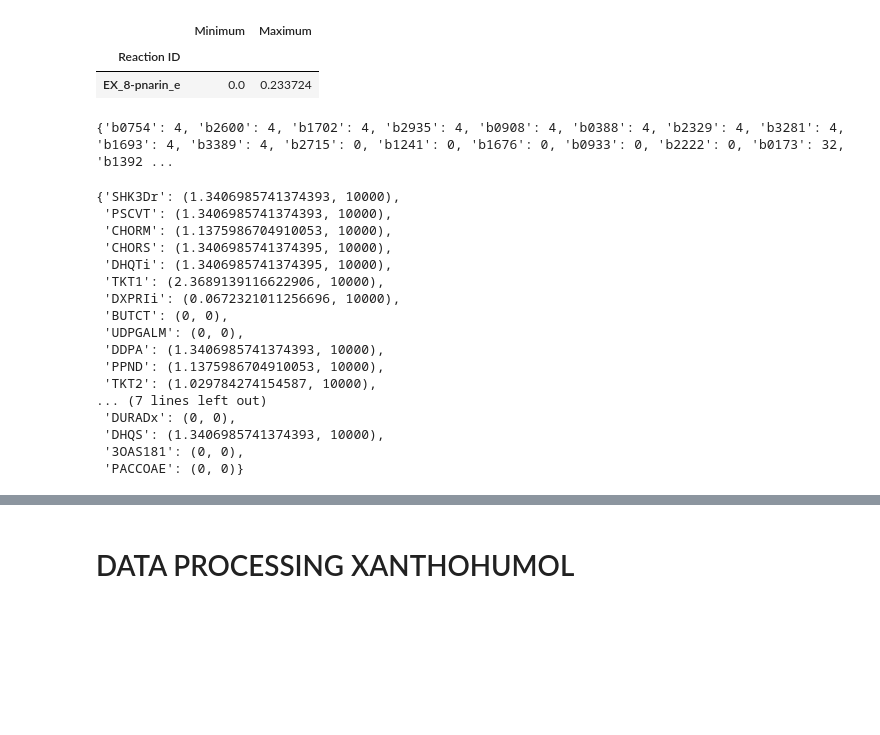
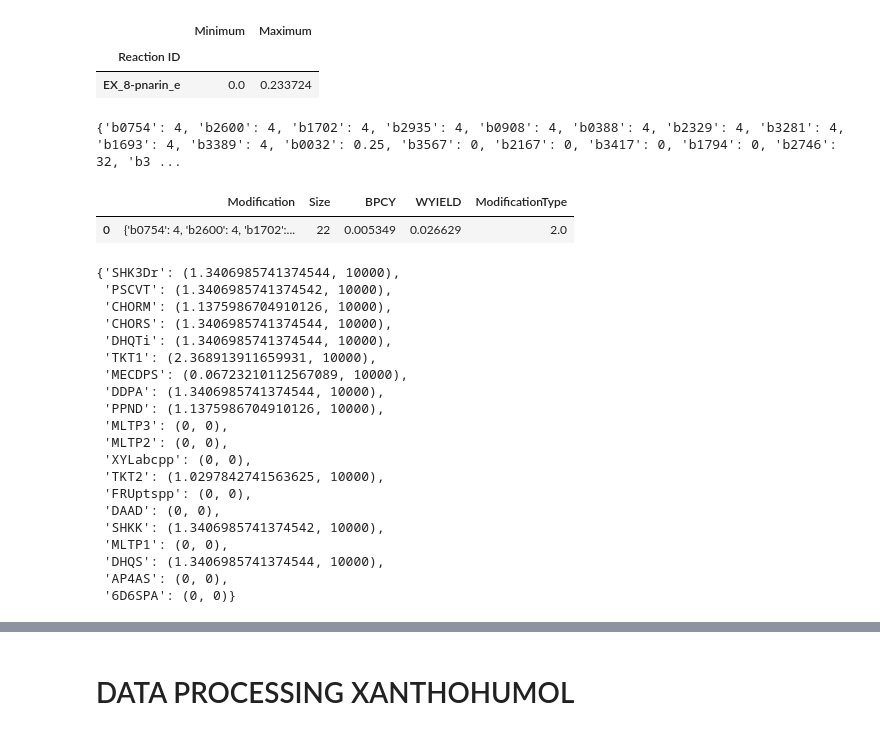
Before and after one commit to tiagosilva4455/Opt_Prenylflavonoids_Ecoli, a Jupyter notebook: Data_Processing.ipynb, the cells around one changed output, grey strips where cells are left out. Saved outputs shown, nothing was run; the diff lists cells and outputs as text; code cells hidden in the pictures; blank space fills up the shorter version.

```diff
--- a/Data_Processing.ipynb
+++ b/Data_Processing.ipynb
@@ -56,15 +56,17 @@ simul1.FVA(reactions = [PRODUCT_ID], format="df")
 | Reaction ID |  |  |
 | EX_8-pnarin_e | 0.0 | 0.233724 |
 # %%
-results_pnarin["Biomass"] = results_pnarin["BPCY"] / pnarin_FLUX
+max = results_pnarin["BPCY"].max()
 
-max = results_pnarin["Biomass"].max()
+matching_rows = results_pnarin.loc[results_pnarin["BPCY"] == max]
 
-matching_rows = results_pnarin.loc[results_pnarin['Biomass'] == max]
 
-print(matching_rows["Modification"][1])
+print(matching_rows["Modification"][0])
+matching_rows
 # %% [output]
-{'b0754': 4, 'b2600': 4, 'b1702': 4, 'b2935': 4, 'b0908': 4, 'b0388': 4, 'b2329': 4, 'b3281': 4, 'b1693': 4, 'b3389': 4, 'b2715': 0, 'b1241': 0, 'b1676': 0, 'b0933': 0, 'b2222': 0, 'b0173': 32, 'b1392 ...
+{'b0754': 4, 'b2600': 4, 'b1702': 4, 'b2935': 4, 'b0908': 4, 'b0388': 4, 'b2329': 4, 'b3281': 4, 'b1693': 4, 'b3389': 4, 'b0032': 0.25, 'b3567': 0, 'b2167': 0, 'b3417': 0, 'b1794': 0, 'b2746': 32, 'b3 ...
+|  | Modification | Size | BPCY | WYIELD | ModificationType |
+| 0 | {'b0754': 4, 'b2600': 4, 'b1702':... | 22 | 0.005349 | 0.026629 | 2.0 |
 # %%
 from mewpy.problems import GOUProblem
 GLC = "EX_glc__D_e"
@@ -74,28 +76,32 @@ ovalue = 4
 
 problem1 = GOUProblem(simul1,[], envcond=envcond)
 sim = problem1.simulator
-solution ={'b0754': 4, 'b2600': 4, 'b1702': 4, 'b2935': 4, 'b0908': 4, 'b0388': 4, 'b2329': 4, 'b3281': 4, 'b1693': 4, 'b3389': 4, 'b2715': 0, 'b1241': 0, 'b1676': 0, 'b0933': 0, 'b2222': 0, 'b0173': 32, 'b1392': 0, 'b0575': 0, 'b0306': 0, 'b1095': 0, 'b2047': 0.125, 'b3940': 0, 'b2036': 0, 'b2788': 0, 'b2146': 0, 'b1008': 32}
+solution = {'b0754': 4, 'b2600': 4, 'b1702': 4, 'b2935': 4, 'b0908': 4, 'b0388': 4, 'b2329': 4, 'b3281': 4, 'b1693': 4, 'b3389': 4, 'b0032': 0.25, 'b3567': 0, 'b2167': 0, 'b3417': 0, 'b1794': 0, 'b2746': 32, 'b3881': 0, 'b1189': 0, 'b4129': 0, 'b1771': 0.03125, 'b3666': 16, 'b4169': 0}
+
 
 constraints = problem1.solution_to_constraints(solution)
 constraints
 # %% [output]
-{'SHK3Dr': (1.3406985741374393, 10000),
- 'PSCVT': (1.3406985741374393, 10000),
- 'CHORM': (1.1375986704910053, 10000),
- 'CHORS': (1.3406985741374395, 10000),
- 'DHQTi': (1.3406985741374395, 10000),
- 'TKT1': (2.3689139116622906, 10000),
- 'DXPRIi': (0.0672321011256696, 10000),
- 'BUTCT': (0, 0),
- 'UDPGALM': (0, 0),
- 'DDPA': (1.3406985741374393, 10000),
- 'PPND': (1.1375986704910053, 10000),
- 'TKT2': (1.029784274154587, 10000),
-... (7 lines left out)
- 'DURADx': (0, 0),
- 'DHQS': (1.3406985741374393, 10000),
- '3OAS181': (0, 0),
- 'PACCOAE': (0, 0)}
+{'SHK3Dr': (1.3406985741374544, 10000),
+ 'PSCVT': (1.3406985741374542, 10000),
+ 'CHORM': (1.1375986704910126, 10000),
+ 'CHORS': (1.3406985741374544, 10000),
+ 'DHQTi': (1.3406985741374544, 10000),
+ 'TKT1': (2.368913911659931, 10000),
+ 'MECDPS': (0.06723210112567089, 10000),
+ 'DDPA': (1.3406985741374544, 10000),
+ 'PPND': (1.1375986704910126, 10000),
+ 'MLTP3': (0, 0),
+ 'MLTP2': (0, 0),
+ 'XYLabcpp': (0, 0),
+ 'TKT2': (1.0297842741563625, 10000),
+ 'FRUptspp': (0, 0),
+ 'DAAD': (0, 0),
+ 'SHKK': (1.3406985741374542, 10000),
+ 'MLTP1': (0, 0),
+ 'DHQS': (1.3406985741374544, 10000),
+ 'AP4AS': (0, 0),
+ '6D6SPA': (0, 0)}
 # %%
 print("Biomass:",sim.simulate(constraints=constraints).fluxes["BIOMASS_Ec_iML1515_core_75p37M"])
 print("8-Prenylnaringenin:",sim.simulate(constraints=constraints).fluxes["EX_8-pnarin_e"])
```
Also changed, not shown: parts of 9 cells of this notebook, 35 other files.
